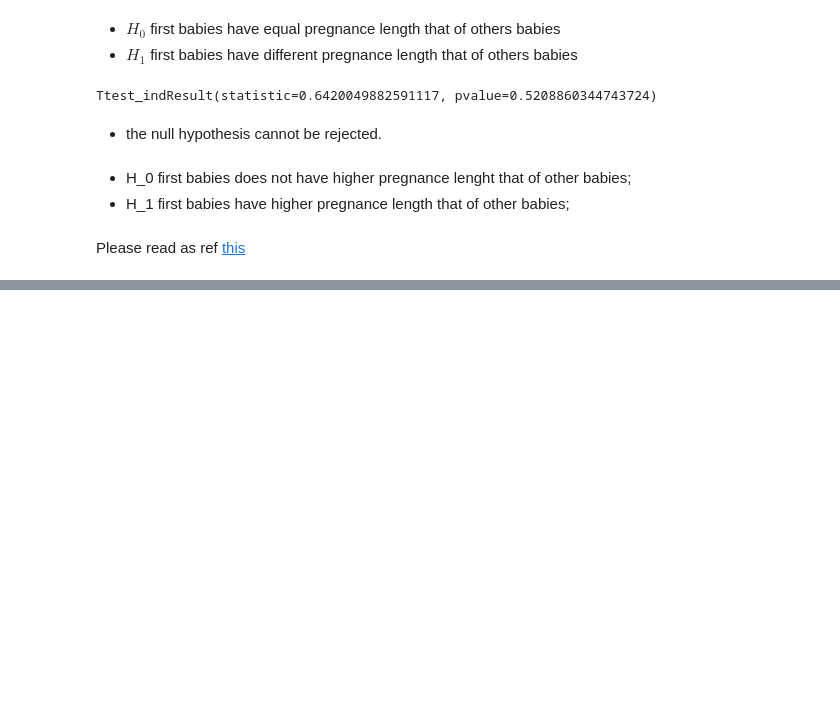
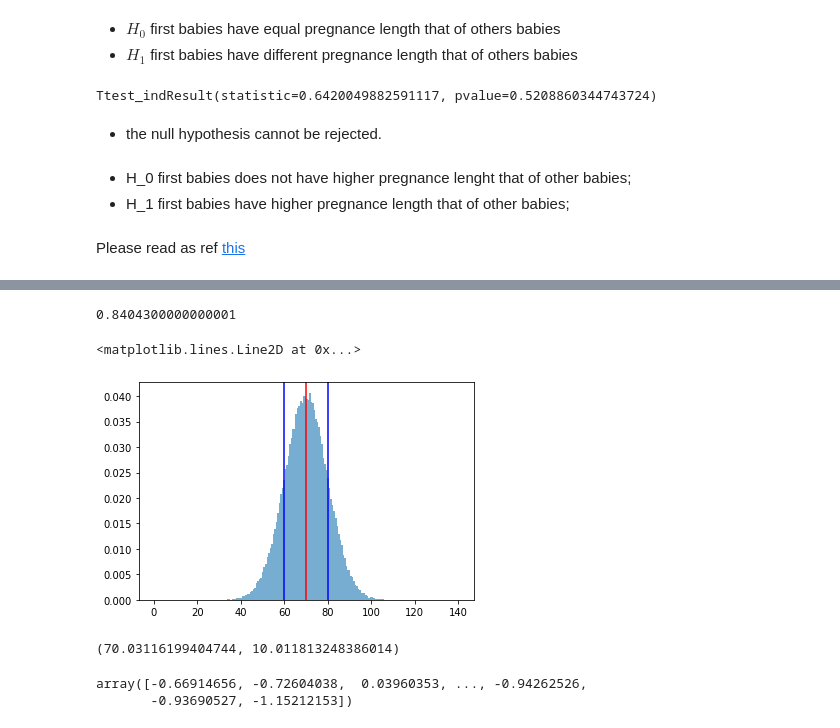
Before and after one commit to valdirsalustino/mentorship, a Jupyter notebook: statistics/rw_statistics_01.ipynb, the cells around one changed output, grey strips where cells are left out. Drawn from its saved outputs; the diff is of its cells as text; code cells hidden in the pictures; blank space fills up the shorter version.

```diff
--- a/statistics/rw_statistics_01.ipynb
+++ b/statistics/rw_statistics_01.ipynb
@@ -598,0 +639,25 @@ Please read as ref [this](https://machinelearningmastery.com/statistical-hypothe
+# %%
+widths = np.diff(bins[bins<z])
+widths = list(widths) + [widths[0]]
+area = sum(np.array(widths)*hist_values[:bins[bins<z].shape[0]])
+area
+# %% [output]
+0.8404300000000001
+# %%
+from matplotlib import lines as mlines
+
+values = np.random.normal(70, 10, 100000)
+
+fig = plt.figure()
+ax = fig.add_subplot(111)
+hist_values, bins, _ = ax.hist(values, range=(0,140), bins=200, density=True, alpha=0.6)
+ax.add_line(mlines.Line2D([70,70], [0, ax.get_ylim()[1]], color='r'))
+ax.add_line(mlines.Line2D([70-10,70-10], [0, ax.get_ylim()[1]], color='b'))
+ax.add_line(mlines.Line2D([70+10,70+10], [0, ax.get_ylim()[1]], color='b'))
+# %% [output]
+<matplotlib.lines.Line2D at 0x...>
+[figure, added]
+# %%
+values.mean(), values.std()
+# %% [output]
+(70.03116199404744, 10.011813248386014)
@@ -598,0 +667,5 @@ Please read as ref [this](https://machinelearningmastery.com/statistical-hypothe
+# %%
+values
+# %% [output]
+array([-0.66914656, -0.72604038,  0.03960353, ..., -0.94262526,
+       -0.93690527, -1.15212153])
```
Also changed, not shown: parts of 40 cells of this notebook.
